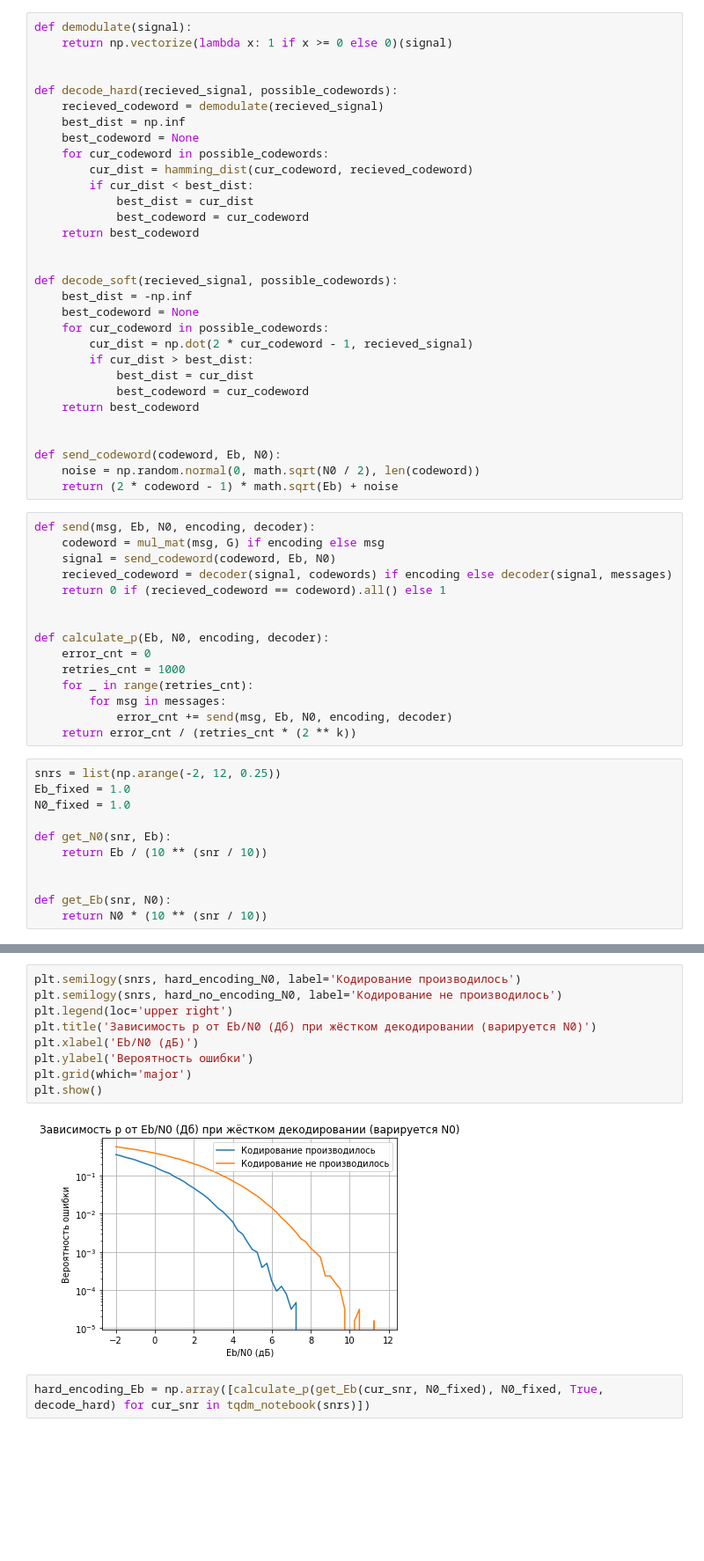
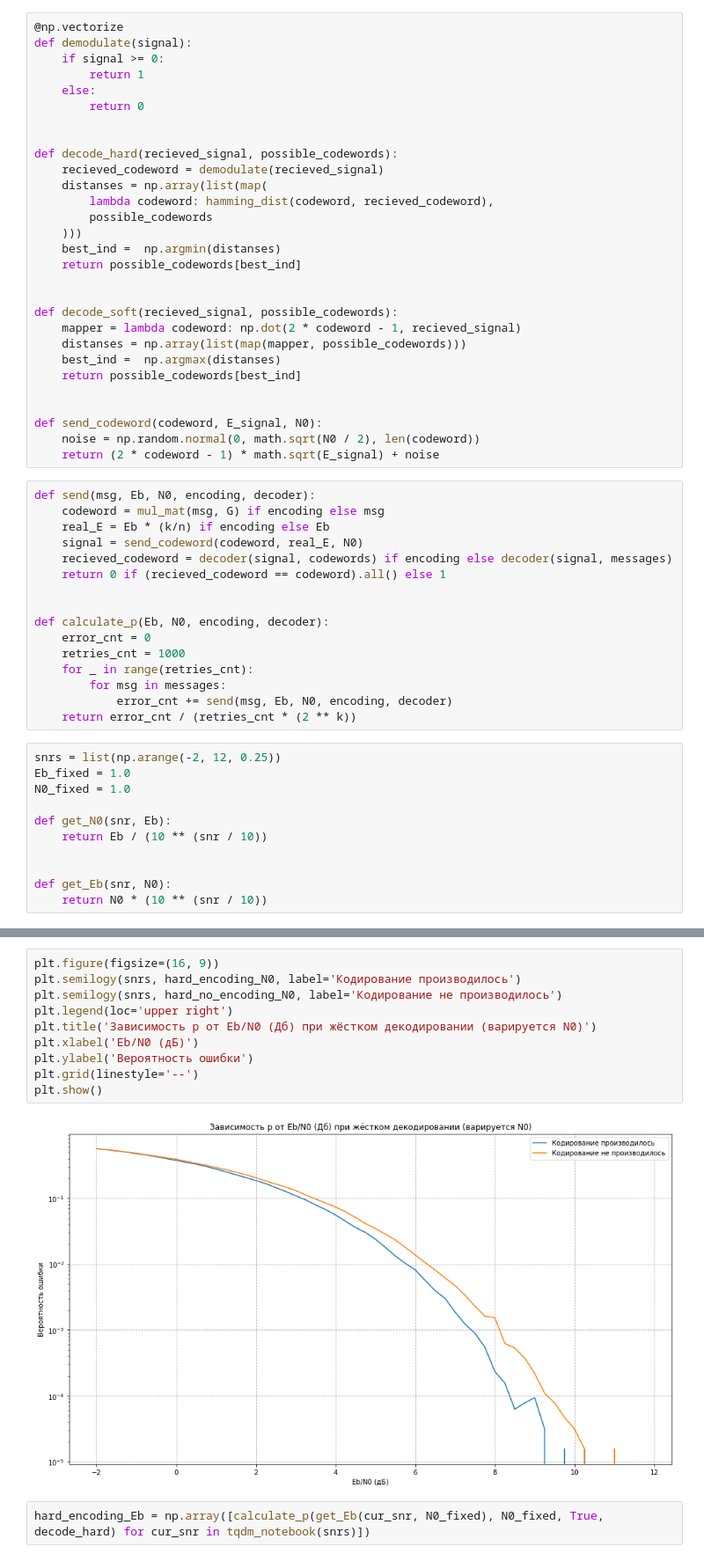
Before and after one commit to Dogzik/teorcode, a Jupyter notebook: soft-hard-decoding.ipynb, the cells around one changed output, grey strips where cells are left out. Shown at 88% size. Drawn from its saved outputs; the diff is of its cells as text; blank space fills up the shorter version.

```diff
--- a/soft-hard-decoding.ipynb
+++ b/soft-hard-decoding.ipynb
@@ -49,38 +39,37 @@ codewords = list(map(
 # %%
+@np.vectorize
 def demodulate(signal):
-    return np.vectorize(lambda x: 1 if x >= 0 else 0)(signal)
+    if signal >= 0:
+        return 1
+    else:
+        return 0
 
 
 def decode_hard(recieved_signal, possible_codewords):
     recieved_codeword = demodulate(recieved_signal)
-    best_dist = np.inf
-    best_codeword = None
-    for cur_codeword in possible_codewords:
-        cur_dist = hamming_dist(cur_codeword, recieved_codeword)
-        if cur_dist < best_dist:
-            best_dist = cur_dist
-            best_codeword = cur_codeword
-    return best_codeword
+    distanses = np.array(list(map(
+        lambda codeword: hamming_dist(codeword, recieved_codeword),
+        possible_codewords
+    )))
+    best_ind =  np.argmin(distanses)
+    return possible_codewords[best_ind]
 
 
 def decode_soft(recieved_signal, possible_codewords):
-    best_dist = -np.inf
-    best_codeword = None
-    for cur_codeword in possible_codewords:
-        cur_dist = np.dot(2 * cur_codeword - 1, recieved_signal)
-        if cur_dist > best_dist:
-            best_dist = cur_dist
-            best_codeword = cur_codeword
-    return best_codeword
+    mapper = lambda codeword: np.dot(2 * codeword - 1, recieved_signal)
+    distanses = np.array(list(map(mapper, possible_codewords)))
+    best_ind =  np.argmax(distanses)
+    return possible_codewords[best_ind]
 
 
-def send_codeword(codeword, Eb, N0):
+def send_codeword(codeword, E_signal, N0):
     noise = np.random.normal(0, math.sqrt(N0 / 2), len(codeword))
-    return (2 * codeword - 1) * math.sqrt(Eb) + noise
+    return (2 * codeword - 1) * math.sqrt(E_signal) + noise
 # %%
 def send(msg, Eb, N0, encoding, decoder):
     codeword = mul_mat(msg, G) if encoding else msg
-    signal = send_codeword(codeword, Eb, N0)
+    real_E = Eb * (k/n) if encoding else Eb
+    signal = send_codeword(codeword, real_E, N0)
     recieved_codeword = decoder(signal, codewords) if encoding else decoder(signal, messages)
     return 0 if (recieved_codeword == codeword).all() else 1
 
@@ -112,16 +101,17 @@ hard_no_encoding_N0 = np.array([calculate_p(Eb_fixed, get_N0(cur_snr, Eb_fixed),
 # %% [output]
 [interactive output not drawn]
 # %%
+plt.figure(figsize=(16, 9))
 plt.semilogy(snrs, hard_encoding_N0, label='Кодирование производилось')
 plt.semilogy(snrs, hard_no_encoding_N0, label='Кодирование не производилось')
 plt.legend(loc='upper right')
 plt.title('Зависимость p от Eb/N0 (Дб) при жёстком декодировании (варируется N0)')
 plt.xlabel('Eb/N0 (дБ)')
 plt.ylabel('Вероятность ошибки')
-plt.grid(which='major')
+plt.grid(linestyle='--')
 plt.show()
 # %% [output]
-[figure, old version]
+[figure, new version]
 # %%
 hard_encoding_Eb = np.array([calculate_p(get_Eb(cur_snr, N0_fixed), N0_fixed, True, decode_hard) for cur_snr in tqdm_notebook(snrs)])
 # %% [output]
```
Also changed, not shown: parts of 7 cells of this notebook, 22 other files.
